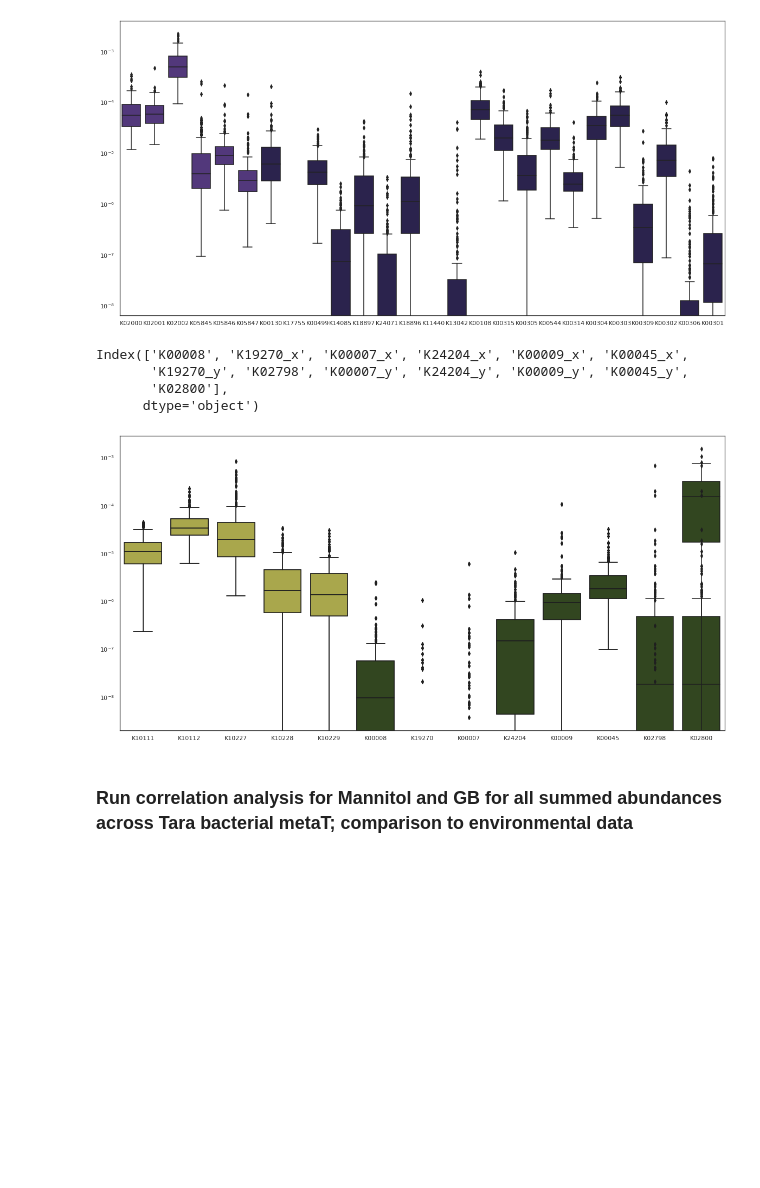
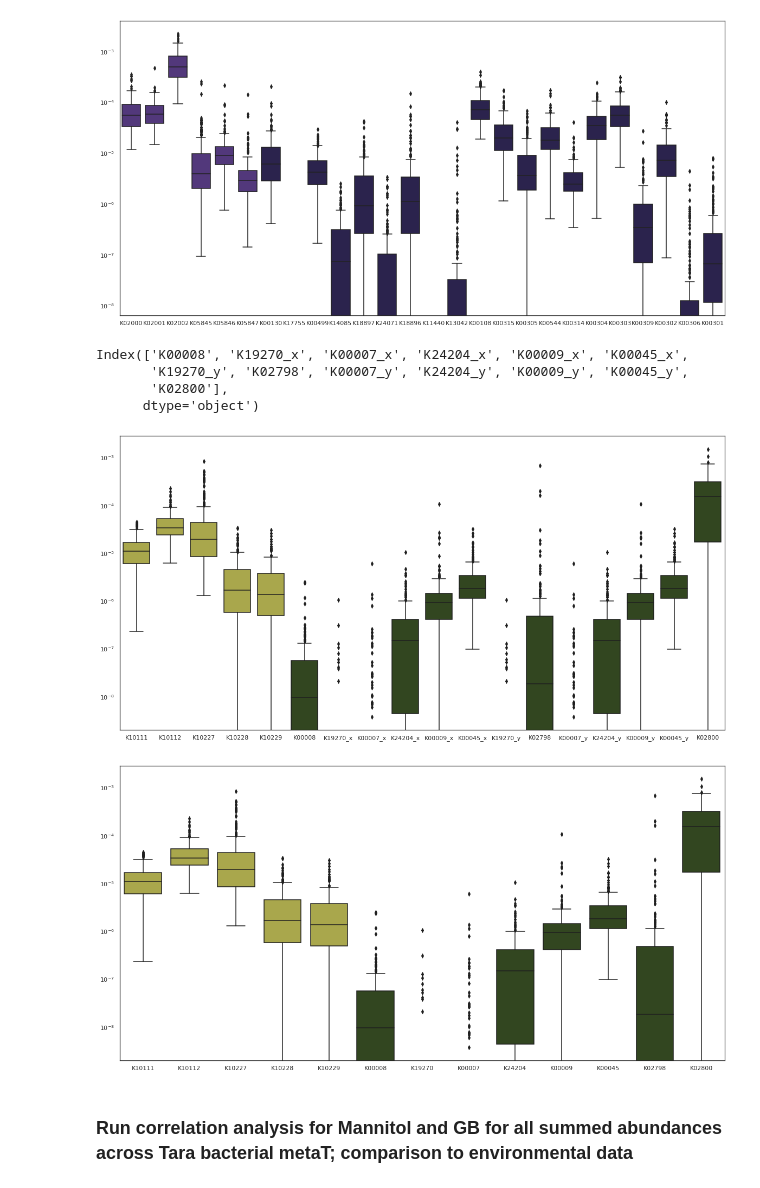
Before and after one commit to AlexanderLabWHOI/2021-marine-osmolytes, a Jupyter notebook: genome-searching/notebooks/Tara-data-final-figures.ipynb, the cells around one changed output. Saved outputs shown, nothing was run; the diff lists cells and outputs as text; code cells hidden in the pictures; blank space fills up the shorter version.

Commit message:
updated plotting notebooks

```diff
--- a/genome-searching/notebooks/Tara-data-final-figures.ipynb
+++ b/genome-searching/notebooks/Tara-data-final-figures.ipynb
@@ -332,33 +334,34 @@ Index(['K00130', 'K17755', 'K00499', 'K14085', 'K18897', 'K24071', 'K18896',
 [figure]
 # %%
 M_combo, M_cdict = create_box_plot(Tbact_summed, compound='Mannitol', colors = ['#B8B63D','#314D19'])
-plt.savefig('figures/tara/Bact_Manitol_distributions.pdf')
-
+# plt.savefig('figures/tara/Bact_Manitol_distributions.pdf')
+fig, ax = plt.subplots(1)
 all_cdict={}
 for key in M_cdict.keys():
     nk = key.strip('_x').strip('_y')
     all_cdict[nk] = M_cdict[key]
 for key in GB_cdict.keys():
     all_cdict[key]=GB_cdict[key]
 
 for M in  M_combo.columns:
     if M.endswith('_y'):
         M_combo = M_combo.drop(M, axis=1)
 cols =[ M.strip('_x') for M in M_combo]
 M_combo.columns = cols
 
 M_set = set(key.strip('_x').strip('_y') for key in M_cdict.keys())
 GB_set = set(GB_cdict.keys())
 
 g = sns.boxplot(data = M_combo,palette=all_cdict)
 g.set_yscale('log')
 plt.savefig('figures/tara/Bact_Manitol_distributions.pdf')
 # %% [output]
 Index(['K00008', 'K19270_x', 'K00007_x', 'K24204_x', 'K00009_x', 'K00045_x',
        'K19270_y', 'K02798', 'K00007_y', 'K24204_y', 'K00009_y', 'K00045_y',
        'K02800'],
       dtype='object')
-[figure, old version]
+[figure, new version]
+[figure, added]
 # %% [markdown]
 ### Run correlation analysis for Mannitol and GB for all summed abundances across Tara bacterial metaT; comparison to environmental data
 # %%
```
Also changed, not shown: parts of 9 cells of this notebook, 31 other files.
